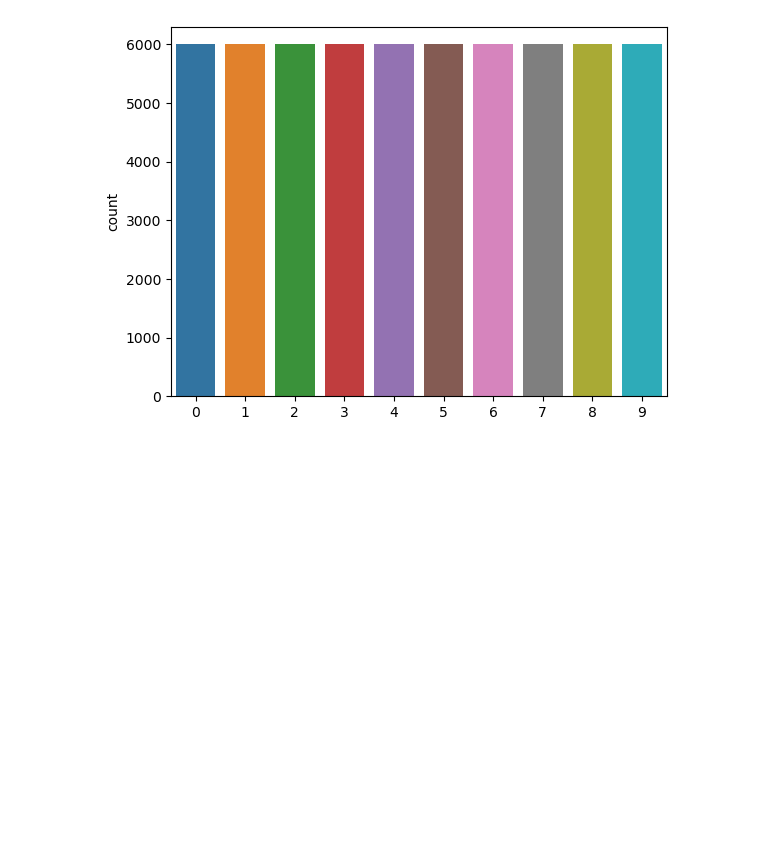
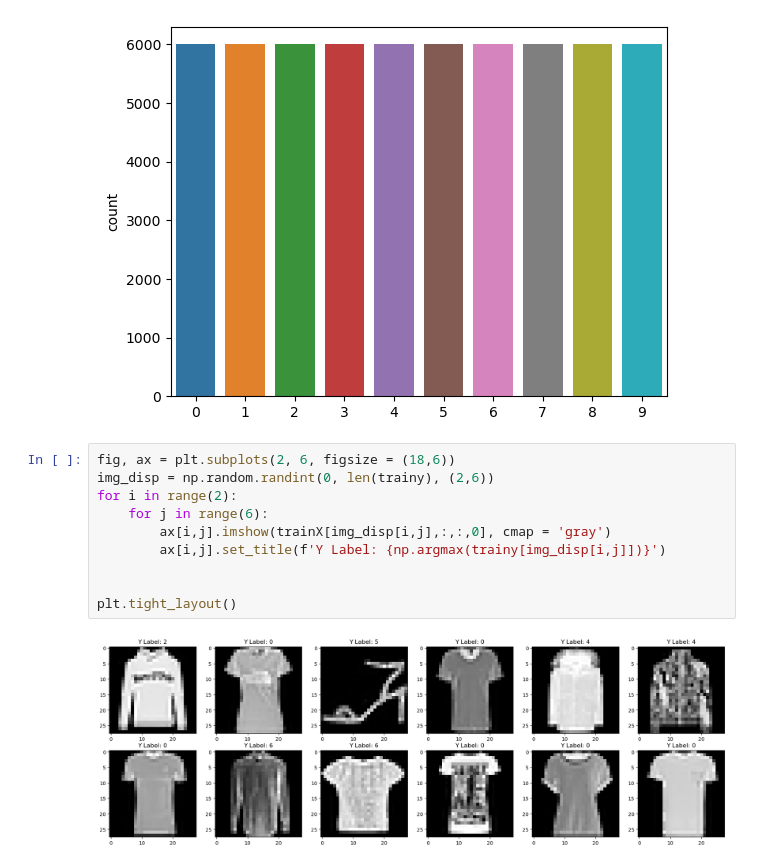
Before and after one commit to Priyagha/Fashion_MNIST, a Jupyter notebook: Fashion_MNIST_classification.ipynb, the cells around one changed output. Cells and saved outputs as stored; diff of their text form; blank space fills up the shorter version.

Commit message:
Added More Visualization

```diff
--- a/Fashion_MNIST_classification.ipynb
+++ b/Fashion_MNIST_classification.ipynb
@@ -50,3 +50,15 @@ sns.countplot(x=np.argmax(trainy, axis=1))
 # %% [output]
 <Axes: ylabel='count'>
 [figure]
+# %%
+fig, ax = plt.subplots(2, 6, figsize = (18,6))
+img_disp = np.random.randint(0, len(trainy), (2,6))
+for i in range(2):
+    for j in range(6):
+        ax[i,j].imshow(trainX[img_disp[i,j],:,:,0], cmap = 'gray')
+        ax[i,j].set_title(f'Y Label: {np.argmax(trainy[img_disp[i,j]])}')
+
+
+plt.tight_layout()
+# %% [output]
+[figure, added]
```
